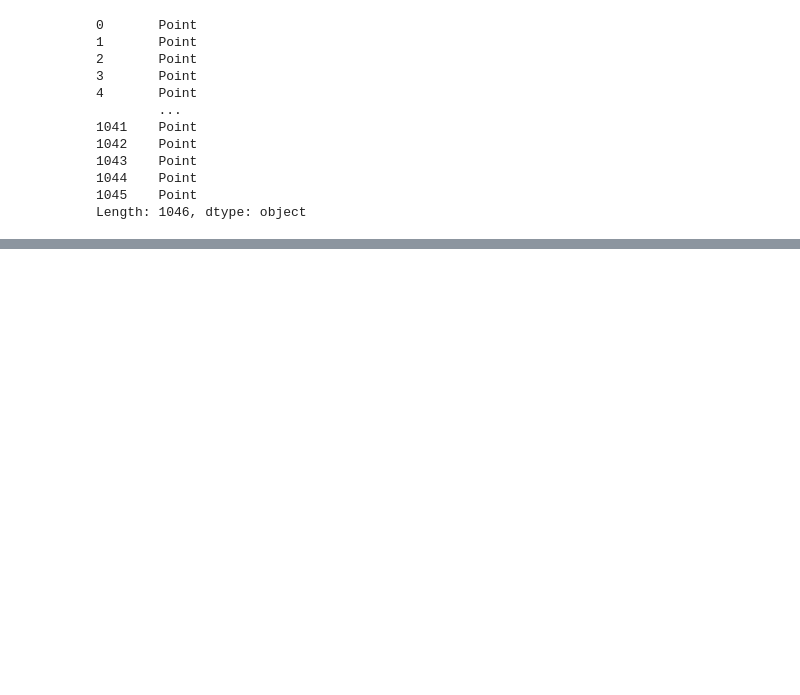
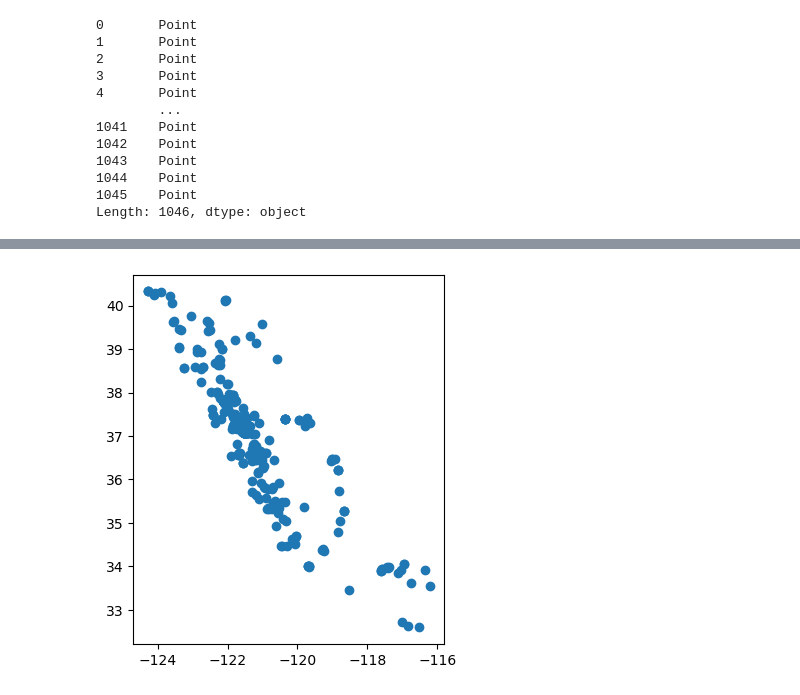
Before and after one commit to rellimylime/eds220-2025-in-class, a Jupyter notebook: week4-geopandas.ipynb, the cells around one changed output, grey strips where cells are left out. Saved outputs shown, nothing was run; the diff lists cells and outputs as text; code cells hidden in the pictures; blank space fills up the shorter version.

```diff
--- a/week4-geopandas.ipynb
+++ b/week4-geopandas.ipynb
@@ -94,0 +243,11 @@ Length: 1046, dtype: object
+# %%
+# Initialize empyt figure and axis
+fig, ax = plt.subplots()
+
+# Add pigs point plot to our figure's axis
+pigs_recent.plot(ax=ax)
+
+# Display figure
+plt.show()
+# %% [output]
+[figure, added]
```
Also changed, not shown: parts of 20 cells of this notebook.
